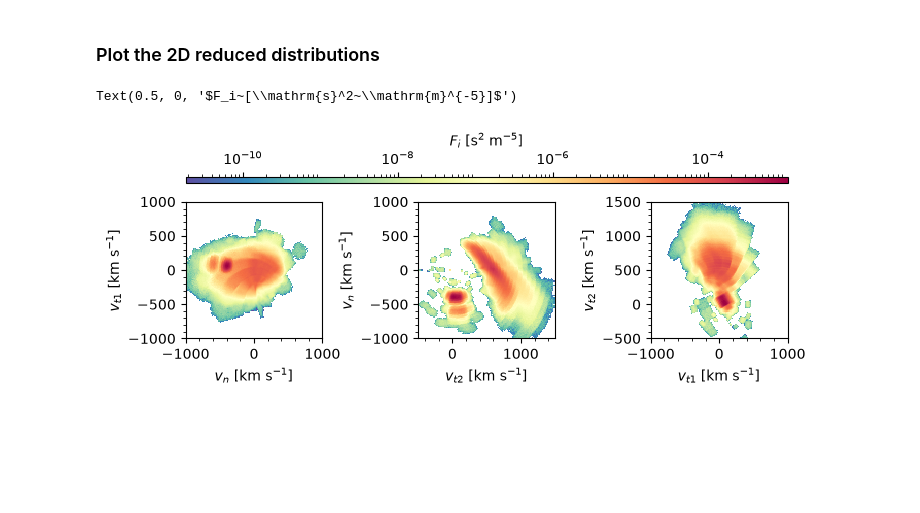
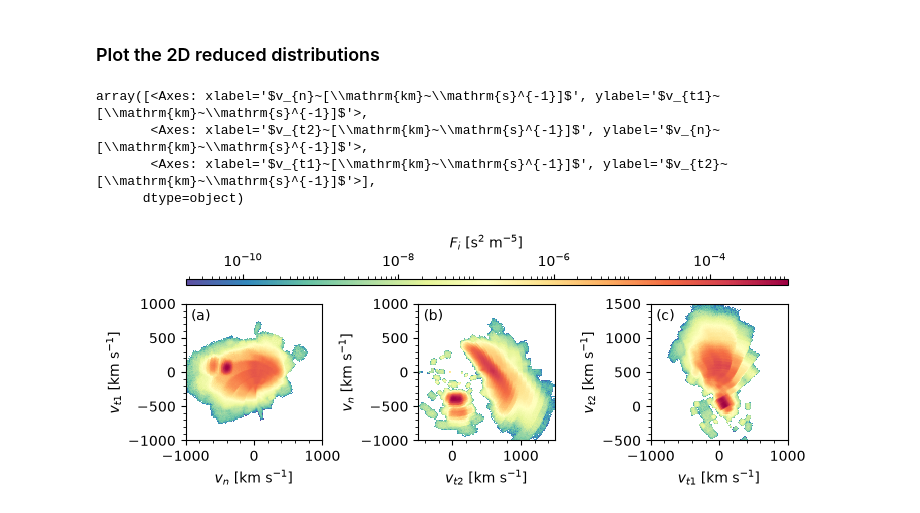
Before and after one commit to louis-richard/irfu-python, a Jupyter notebook: docs/examples/01_mms/example_mms_reduced_ion_dist.ipynb, the cells around one changed output. Drawn from its saved outputs; the diff is of its cells as text; code cells hidden in the pictures; blank space fills up the shorter version.

```diff
--- a/docs/examples/01_mms/example_mms_reduced_ion_dist.ipynb
+++ b/docs/examples/01_mms/example_mms_reduced_ion_dist.ipynb
@@ -214,32 +219,38 @@ axs[0].set_xlabel("$v_{n}~[\\mathrm{km}~\\mathrm{s}^{-1}]$")
 axs[0].set_ylabel("$v_{t1}~[\\mathrm{km}~\\mathrm{s}^{-1}]$")
 
 axs[1] = plot_spectr(
     axs[1], f2Dt2n.mean(axis=0), cscale="log", colorbar="none", cmap="Spectral_r"
 )
 axs[1].set_xlim([-0.5e3, 1.5e3])
 axs[1].set_ylim([-1e3, 1e3])
 axs[1].set_aspect("equal")
 axs[1].set_xlabel("$v_{t2}~[\\mathrm{km}~\\mathrm{s}^{-1}]$")
 axs[1].set_ylabel("$v_{n}~[\\mathrm{km}~\\mathrm{s}^{-1}]$")
 
 axs[2] = plot_spectr(
     axs[2], f2Dt1t2.mean(axis=0), cscale="log", colorbar="none", cmap="Spectral_r"
 )
 axs[2].set_xlim([-1e3, 1e3])
 axs[2].set_ylim([-0.5e3, 1.5e3])
 axs[2].set_aspect("equal")
 axs[2].set_xlabel("$v_{t1}~[\\mathrm{km}~\\mathrm{s}^{-1}]$")
 axs[2].set_ylabel("$v_{t2}~[\\mathrm{km}~\\mathrm{s}^{-1}]$")
 
 pos_axs2 = axs[2].get_position()
 pos_cax0 = cax0.get_position()
 x0 = pos_cax0.x0
 y0 = pos_cax0.y0 - 0.01
 width = pos_axs2.x0 + pos_axs2.width - pos_cax0.x0
 height = 0.02
 cax0.set_position([x0, y0, width, height])
 
 cax0.set_xlabel("$F_i~[\\mathrm{s}^2~\\mathrm{m}^{-5}]$")
+
+label_options = dict(bbox=dict(facecolor="white", edgecolor="none", pad=1))
+make_labels(axs, [0.04, 0.88], **label_options)
 # %% [output]
-Text(0.5, 0, '$F_i~[\\mathrm{s}^2~\\mathrm{m}^{-5}]$')
+array([<Axes: xlabel='$v_{n}~[\\mathrm{km}~\\mathrm{s}^{-1}]$', ylabel='$v_{t1}~[\\mathrm{km}~\\mathrm{s}^{-1}]$'>,
+       <Axes: xlabel='$v_{t2}~[\\mathrm{km}~\\mathrm{s}^{-1}]$', ylabel='$v_{n}~[\\mathrm{km}~\\mathrm{s}^{-1}]$'>,
+       <Axes: xlabel='$v_{t1}~[\\mathrm{km}~\\mathrm{s}^{-1}]$', ylabel='$v_{t2}~[\\mathrm{km}~\\mathrm{s}^{-1}]$'>],
+      dtype=object)
-[figure, old version]
+[figure, new version]
```
Also changed, not shown: parts of 5 cells of this notebook.
